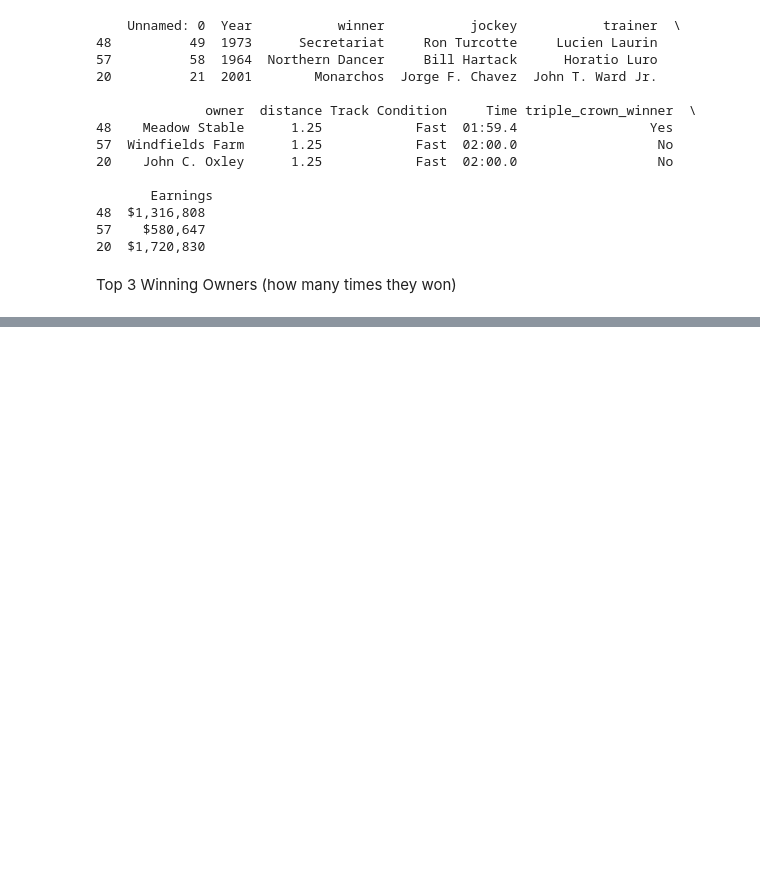
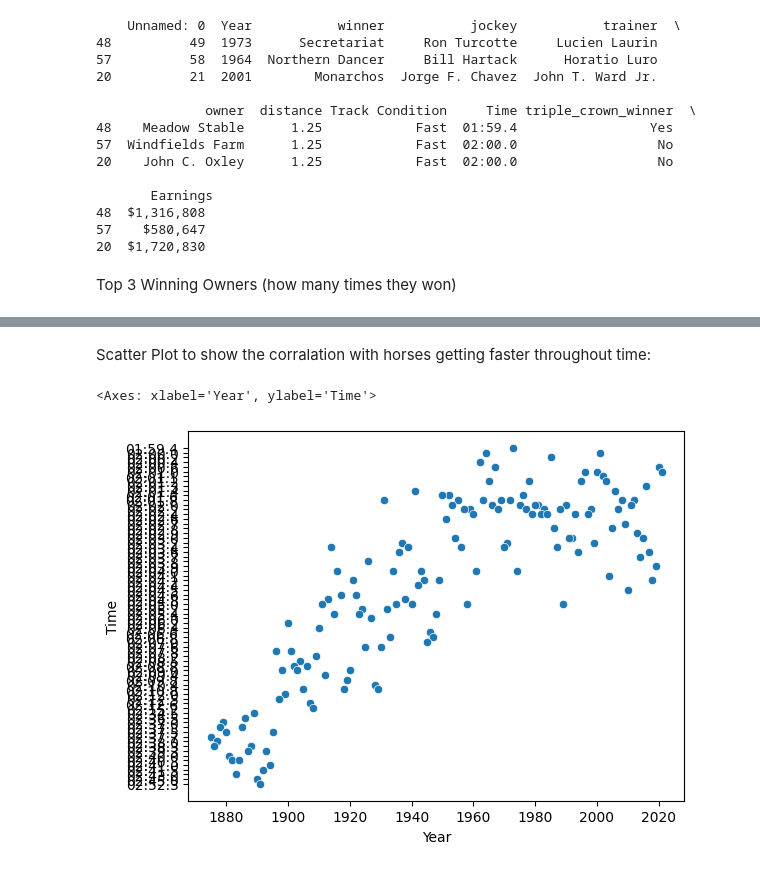
Before and after one commit to amhaas01/KY-Derby-Champs, a Jupyter notebook: analyze.ipynb, the cells around one changed output, grey strips where cells are left out. Drawn from its saved outputs; the diff is of its cells as text; code cells hidden in the pictures; blank space fills up the shorter version.

```diff
--- a/analyze.ipynb
+++ b/analyze.ipynb
@@ -73,0 +112,11 @@ Top 3 Winning Owners (how many times they won)
+# %% [markdown]
+Scatter Plot to show the corralation with horses getting faster throughout time:
+# %%
+#sns.lmplot(x='Year', y='Time', data=clean_df)
+#plt.show()
+sns.scatterplot(x=clean_df['Year'], y=clean_df['Time'])
+#plt.ylim(300, 160)
+#plt.xlim(1880, 2022)
+# %% [output]
+<Axes: xlabel='Year', ylabel='Time'>
+[figure, added]
```
Also changed, not shown: parts of 6 cells of this notebook.
